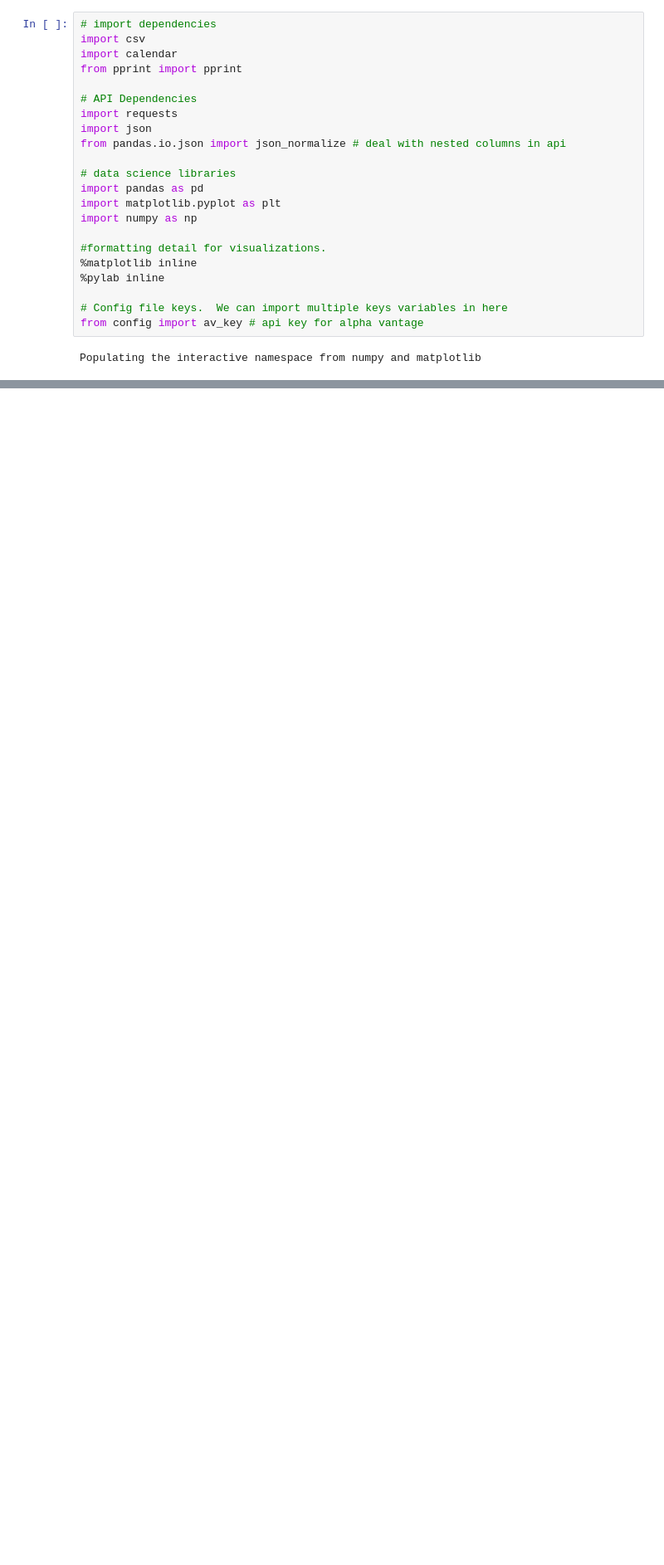
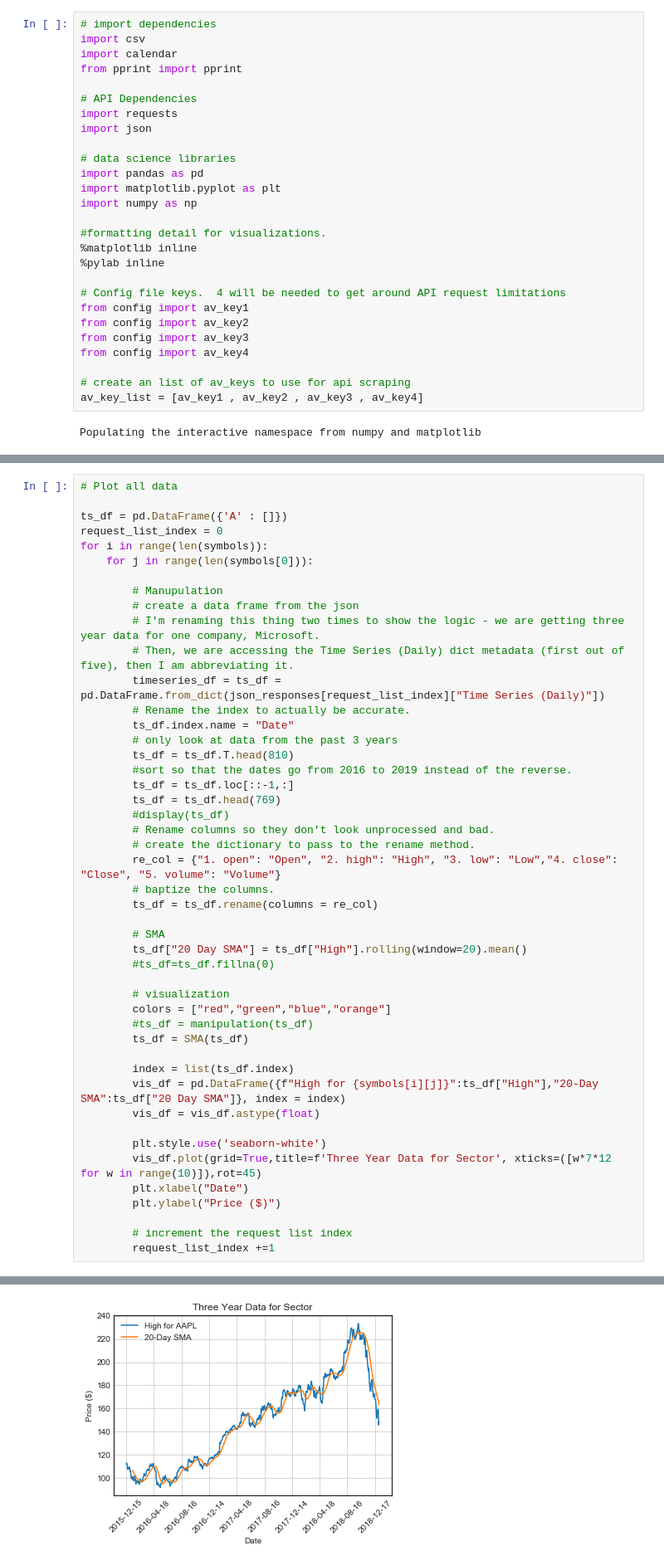
Before and after one commit to wissemeddine/data_wizards, a Jupyter notebook: Historical S and P 500 Stock Analysis.ipynb, the cells around one changed output, grey strips where cells are left out. Shown at 83% size. Saved outputs shown, nothing was run; the diff lists cells and outputs as text; blank space fills up the shorter version.

```diff
--- a/Historical S and P 500 Stock Analysis.ipynb
+++ b/Historical S and P 500 Stock Analysis.ipynb
@@ -11,7 +11,6 @@ from pprint import pprint
 # API Dependencies
 import requests
 import json
-from pandas.io.json import json_normalize # deal with nested columns in api
 
 # data science libraries
 import pandas as pd
@@ -22,8 +21,14 @@ import numpy as np
 %matplotlib inline
 %pylab inline
 
-# Config file keys.  We can import multiple keys variables in here
-from config import av_key # api key for alpha vantage
+# Config file keys.  4 will be needed to get around API request limitations
+from config import av_key1
+from config import av_key2
+from config import av_key3
+from config import av_key4
+
+# create an list of av_keys to use for api scraping
+av_key_list = [av_key1 , av_key2 , av_key3 , av_key4]
 # %% [output]
 Populating the interactive namespace from numpy and matplotlib
 # %%
@@ -197,0 +180,48 @@ for tickers in symbols[k]:
+# %%
+# Plot all data
+
+ts_df = pd.DataFrame({'A' : []})
+request_list_index = 0
+for i in range(len(symbols)):
+    for j in range(len(symbols[0])):
+
+        # Manupulation
+        # create a data frame from the json
+        # I'm renaming this thing two times to show the logic - we are getting three year data for one company, Microsoft.
+        # Then, we are accessing the Time Series (Daily) dict metadata (first out of five), then I am abbreviating it.
+        timeseries_df = ts_df = pd.DataFrame.from_dict(json_responses[request_list_index]["Time Series (Daily)"])
+        # Rename the index to actually be accurate.
+        ts_df.index.name = "Date"
+        # only look at data from the past 3 years
+        ts_df = ts_df.T.head(810)
+        #sort so that the dates go from 2016 to 2019 instead of the reverse.
+        ts_df = ts_df.loc[::-1,:]
+        ts_df = ts_df.head(769)
+        #display(ts_df)
+        # Rename columns so they don't look unprocessed and bad.
+        # create the dictionary to pass to the rename method.
+        re_col = {"1. open": "Open", "2. high": "High", "3. low": "Low","4. close": "Close", "5. volume": "Volume"}
+        # baptize the columns.
+        ts_df = ts_df.rename(columns = re_col)
+
+        # SMA
+        ts_df["20 Day SMA"] = ts_df["High"].rolling(window=20).mean()
+        #ts_df=ts_df.fillna(0)
+
+        # visualization
+        colors = ["red","green","blue","orange"]
+        #ts_df = manipulation(ts_df)
+        ts_df = SMA(ts_df)
+
+        index = list(ts_df.index)
+        vis_df = pd.DataFrame({f"High for {symbols[i][j]}":ts_df["High"],"20-Day SMA":ts_df["20 Day SMA"]}, index = index)
+        vis_df = vis_df.astype(float)
+
+        plt.style.use('seaborn-white')
+        vis_df.plot(grid=True,title=f'Three Year Data for Sector', xticks=([w*7*12 for w in range(10)]),rot=45)
+        plt.xlabel("Date")
+        plt.ylabel("Price ($)")
+
+        # increment the request list index
+        request_list_index +=1
+# %% [output]
@@ -197,0 +229 @@ for tickers in symbols[k]:
+[figure, added]
```
Also changed, not shown: parts of 4 cells of this notebook, 2 other files.
